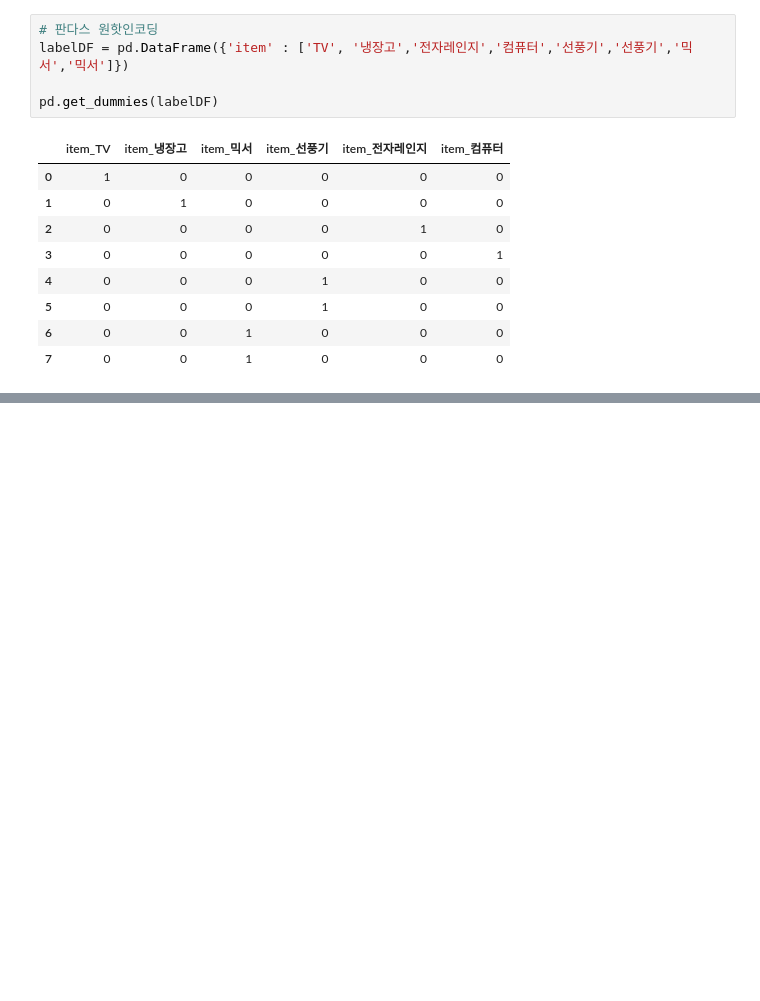
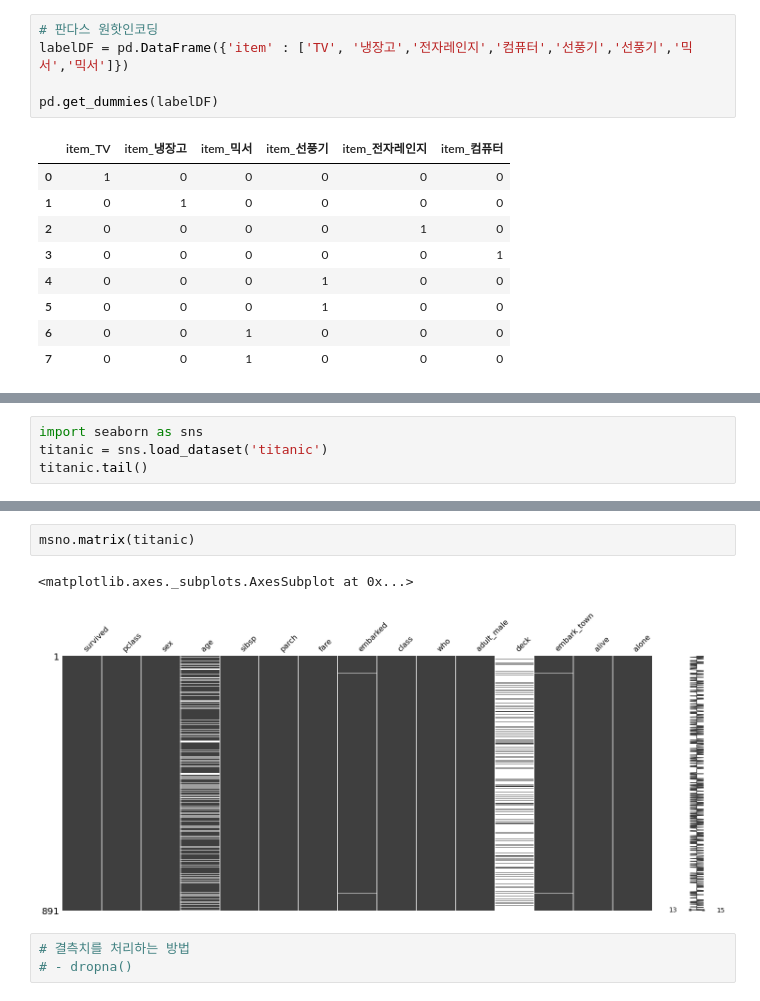
Before and after one commit to Supreme-YS/ML, a Jupyter notebook: pre_processing_ml[03].ipynb, the cells around one changed output, grey strips where cells are left out. Saved outputs shown, nothing was run; the diff lists cells and outputs as text; blank space fills up the shorter version.

```diff
--- a/pre_processing_ml[03].ipynb
+++ b/pre_processing_ml[03].ipynb
@@ -87,0 +140,4 @@ pd.get_dummies(labelDF)
+# %%
+import seaborn as sns
+titanic = sns.load_dataset('titanic')
+titanic.tail()
@@ -87,0 +151,8 @@ pd.get_dummies(labelDF)
+# %%
+msno.matrix(titanic)
+# %% [output]
+<matplotlib.axes._subplots.AxesSubplot at 0x...>
+[figure, added]
+# %%
+# 결측치를 처리하는 방법
+# - dropna()
```
Also changed, not shown: parts of 16 cells of this notebook.
